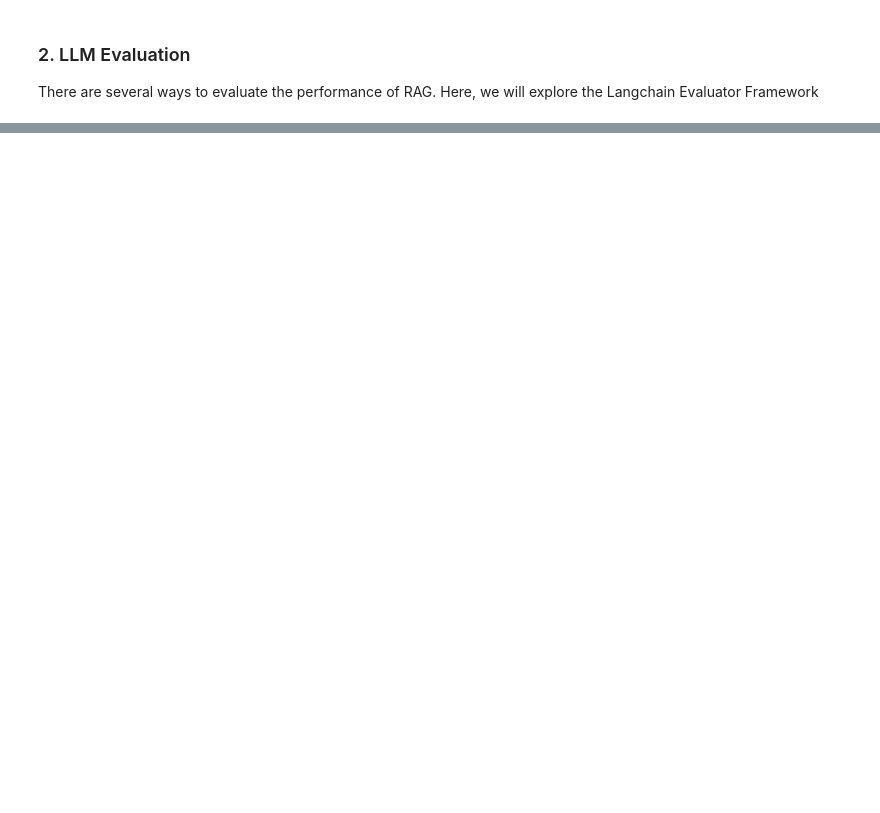
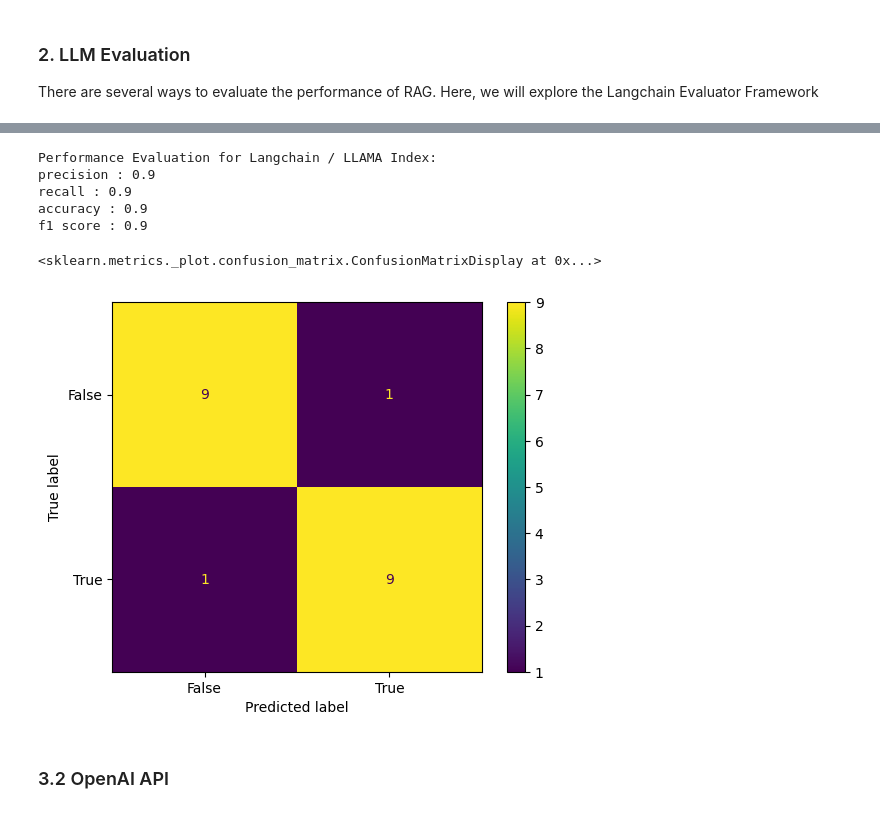
Before and after one commit to andygarcia830/aap_2024_webminar_rag_evaluation, a Jupyter notebook: RAG Evaluation Notebook.ipynb, the cells around one changed output, grey strips where cells are left out. Cells and saved outputs as stored; diff of their text form; code cells hidden in the pictures; blank space fills up the shorter version.

Commit message:
Added OpenAI Agent parts

```diff
--- a/RAG Evaluation Notebook.ipynb
+++ b/RAG Evaluation Notebook.ipynb
@@ -27,0 +184,6 @@ Now we explore using the well-known Machine Learning method
+# %%
+import pandas as pd
+
+filename = data_folder + '/hr_manual_dataset_binary.csv'
+df = pd.read_csv(filename, header=None, names = ['query', 'label'])
+df.head()
@@ -27,0 +197,3 @@ Now we explore using the well-known Machine Learning method
+# %%
+X = df['query']
+y = df['label']
@@ -27,0 +220,11 @@ Now we explore using the well-known Machine Learning method
+# %%
+y_predict = []
+
+for query in X:
+    prompt = f'Use only the information provided in the document. respond only with "True" if you find the answer to the query and only with "False" if not. The query is: {query}'
+    # print(prompt)
+    resp = index.as_query_engine(llm=llm).query(prompt).response
+    print(resp)
+    y_predict.append(resp)
+
+y_predict = [s == "True" for s in y_predict]
@@ -27,0 +252,21 @@ Now we explore using the well-known Machine Learning method
+# %%
+precision = precision_score(y, y_predict)
+recall = recall_score(y, y_predict)
+accuracy = accuracy_score(y, y_predict)
+f1 = f1_score(y, y_predict)
+cm = confusion_matrix(y, y_predict)
+print(f'Performance Evaluation for Langchain / LLAMA Index:\nprecision : {precision}\nrecall : {recall}\naccuracy : {accuracy}\nf1 score : {f1}')
+# %% [output]
+Performance Evaluation for Langchain / LLAMA Index:
+precision : 0.9
+recall : 0.9
+accuracy : 0.9
+f1 score : 0.9
+# %%
+cm_display = ConfusionMatrixDisplay(confusion_matrix = cm, display_labels = [False, True])
+cm_display.plot()
+# %% [output]
+<sklearn.metrics._plot.confusion_matrix.ConfusionMatrixDisplay at 0x...>
+[figure, added]
+# %% [markdown]
+### 3.2 OpenAI API
```
Also changed, not shown: parts of 30 cells of this notebook.
